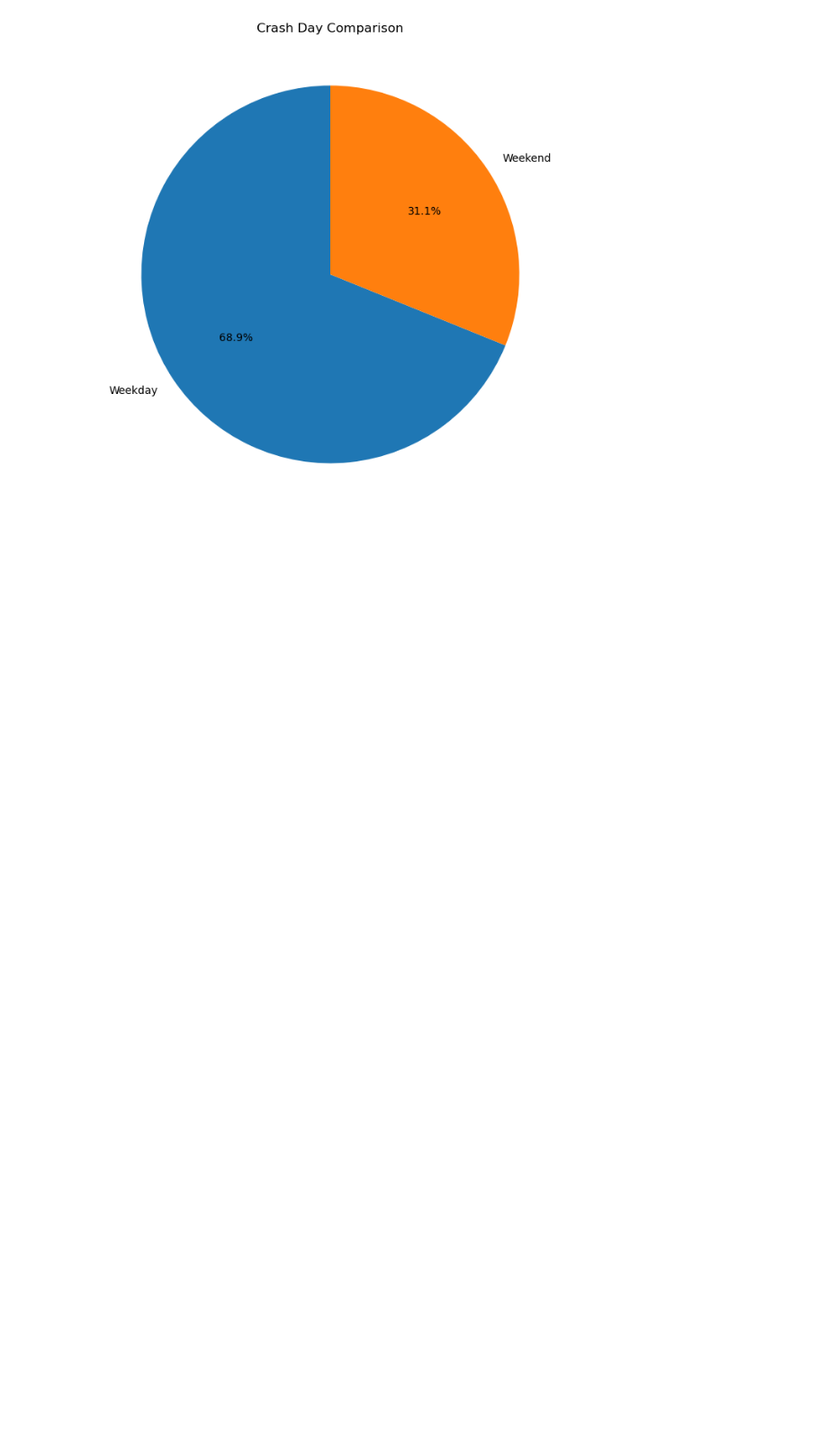
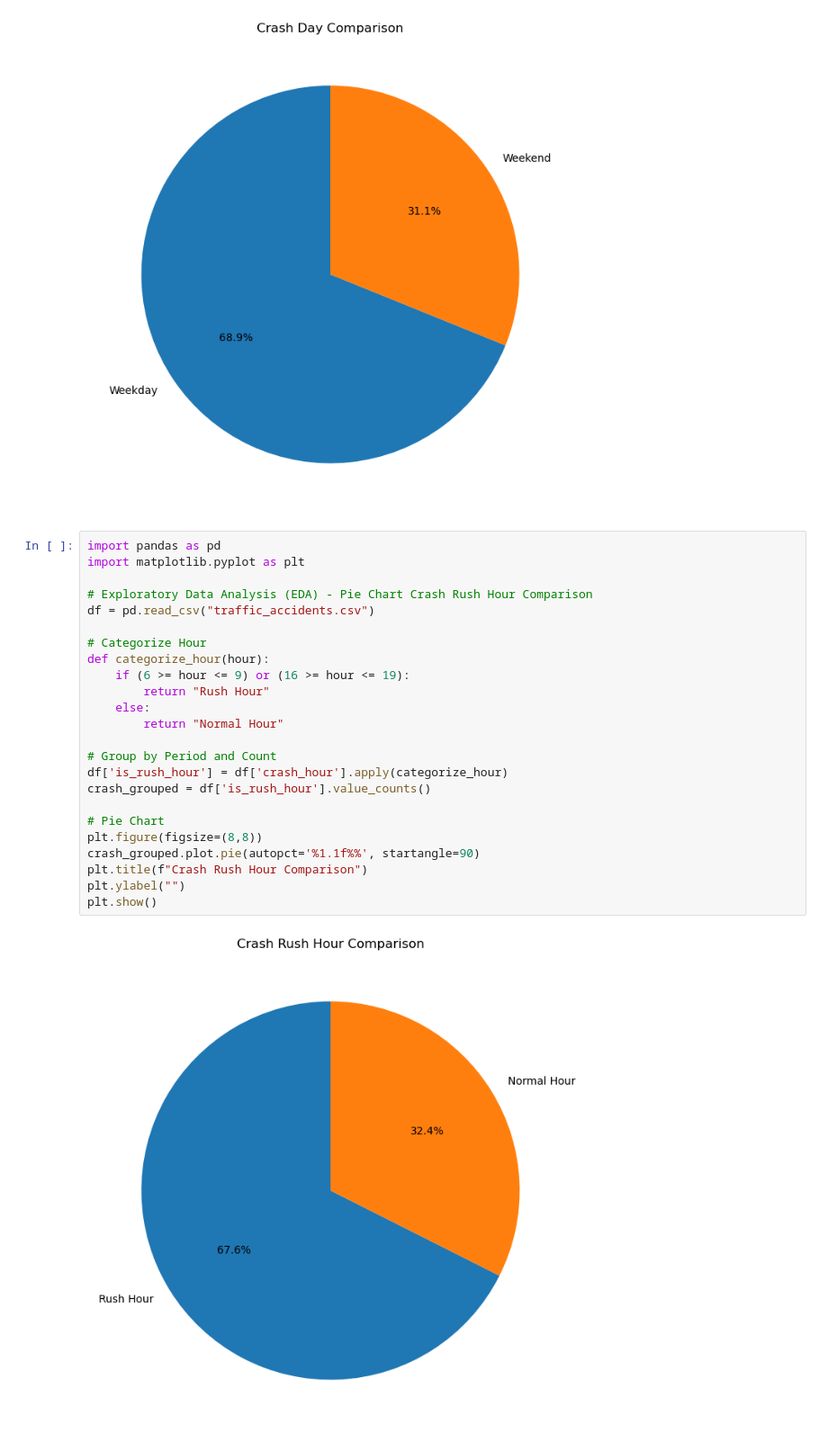
Before and after one commit to FlazeFy2/DS-Traffic_Accidents, a Jupyter notebook: exploratory data analysis-pie.ipynb, the cells around one changed output. Shown: that part at 90% size. Cells and saved outputs as stored; diff of their text form; blank space fills up the shorter version.

Commit message:
[DS] Exploratory Data Analysis (EDA) - Pie Chart Crash Rush Hour Comparison

```diff
--- a/exploratory data analysis-pie.ipynb
+++ b/exploratory data analysis-pie.ipynb
@@ -104,3 +104,29 @@ plt.ylabel("")
 plt.show()
 # %% [output]
 [figure]
+# %%
+import pandas as pd
+import matplotlib.pyplot as plt
+
+# Exploratory Data Analysis (EDA) - Pie Chart Crash Rush Hour Comparison
+df = pd.read_csv("traffic_accidents.csv")
+
+# Categorize Hour
+def categorize_hour(hour):
+    if (6 >= hour <= 9) or (16 >= hour <= 19):
+        return "Rush Hour"
+    else:
+        return "Normal Hour"
+
+# Group by Period and Count
+df['is_rush_hour'] = df['crash_hour'].apply(categorize_hour)
+crash_grouped = df['is_rush_hour'].value_counts()
+
+# Pie Chart
+plt.figure(figsize=(8,8))
+crash_grouped.plot.pie(autopct='%1.1f%%', startangle=90)
+plt.title(f"Crash Rush Hour Comparison")
+plt.ylabel("")
+plt.show()
+# %% [output]
+[figure, added]
```
